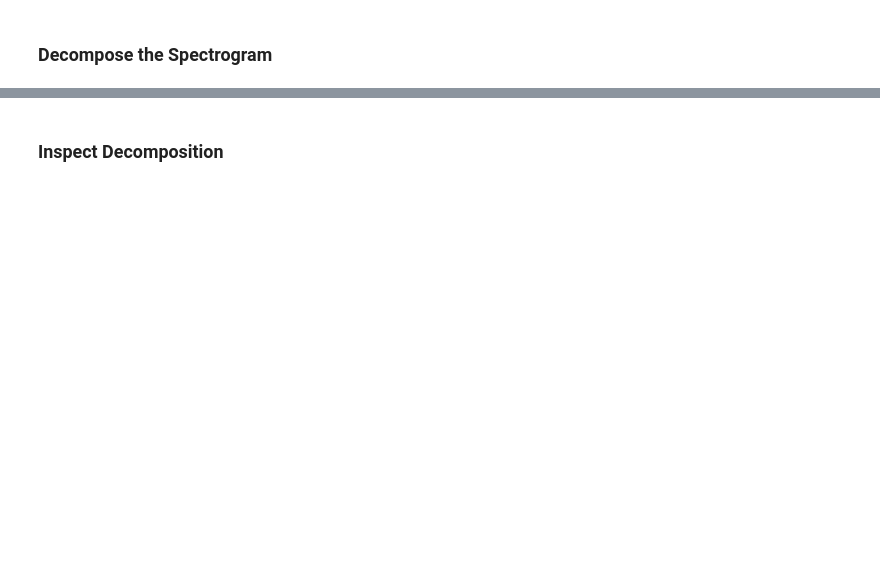
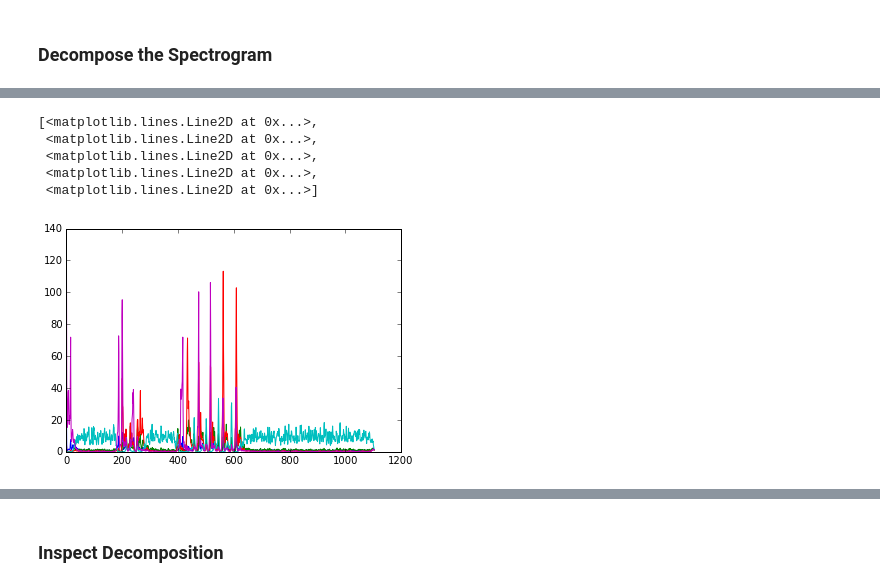
Before and after one commit to mattwescott/senmf, a Jupyter notebook: demo.ipynb, the cells around one changed output, grey strips where cells are left out. Saved outputs shown, nothing was run; the diff lists cells and outputs as text; code cells hidden in the pictures; blank space fills up the shorter version.

```diff
--- a/demo.ipynb
+++ b/demo.ipynb
@@ -33,0 +49,9 @@ Wall time: 35 s
+# %%
+plot(nmf.A.T)
+# %% [output]
+[<matplotlib.lines.Line2D at 0x...>,
+ <matplotlib.lines.Line2D at 0x...>,
+ <matplotlib.lines.Line2D at 0x...>,
+ <matplotlib.lines.Line2D at 0x...>,
+ <matplotlib.lines.Line2D at 0x...>]
+[figure, added]
```
Also changed, not shown: parts of 14 cells of this notebook, 1 other file.
